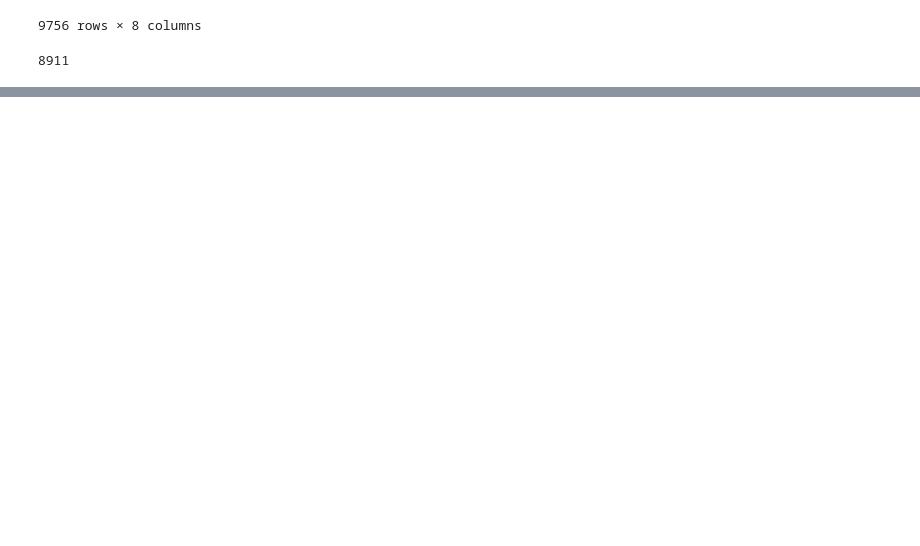
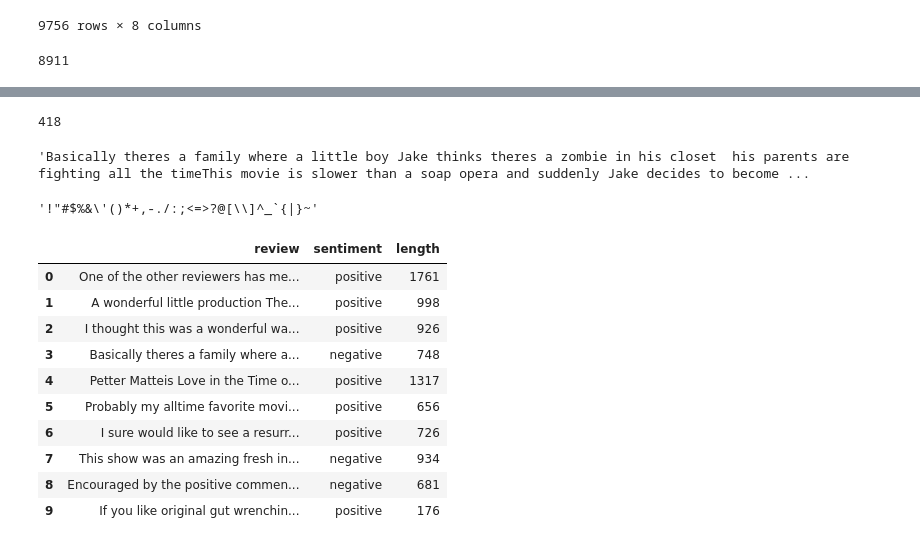
Before and after one commit to ChanderMohan27/Movie_Recommendation_And_Review_Analysis, a Jupyter notebook: experiment.ipynb, the cells around one changed output, grey strips where cells are left out. Saved outputs shown, nothing was run; the diff lists cells and outputs as text; code cells hidden in the pictures; blank space fills up the shorter version.

```diff
--- a/experiment.ipynb
+++ b/experiment.ipynb
@@ -872,0 +926,10 @@ def recommend(self, movie):
+# %%
+imdb_review.duplicated().sum()
+# %% [output]
+418
+# %%
+imdb_review['length'] = imdb_review['review'].apply(len)
+# %%
+imdb_review["review"][3]
+# %% [output]
+'Basically theres a family where a little boy Jake thinks theres a zombie in his closet  his parents are fighting all the timeThis movie is slower than a soap opera and suddenly Jake decides to become ...
@@ -872,0 +938,11 @@ def recommend(self, movie):
+# %%
+import string
+string.punctuation
+# %% [output]
+'!"#$%&\'()*+,-./:;<=>?@[\\]^_`{|}~'
+# %%
+def remove_br_tags(text):
+    cleaned_text = text.replace('<br />', '')
+    return cleaned_text
+
+imdb_review['review']= imdb_review['review'].apply(remove_br_tags)
@@ -872,0 +953,23 @@ def recommend(self, movie):
+# %%
+def nopunct(mess):
+    nopunc = [x for x in mess if x not in string.punctuation]
+    nopunc = ''.join(nopunc)
+    return nopunc
+
+imdb_review['review']= imdb_review['review'].apply(nopunct)
+# %%
+a = imdb_review[0:10]
+# %%
+a
+# %% [output]
+|  | review | sentiment | length |
+| 0 | One of the other reviewers has me... | positive | 1761 |
+| 1 | A wonderful little production The... | positive | 998 |
+| 2 | I thought this was a wonderful wa... | positive | 926 |
+| 3 | Basically theres a family where a... | negative | 748 |
+| 4 | Petter Matteis Love in the Time o... | positive | 1317 |
+| 5 | Probably my alltime favorite movi... | positive | 656 |
+| 6 | I sure would like to see a resurr... | positive | 726 |
+| 7 | This show was an amazing fresh in... | negative | 934 |
+| 8 | Encouraged by the positive commen... | negative | 681 |
+| 9 | If you like original gut wrenchin... | positive | 176 |
```
Also changed, not shown: parts of 54 cells of this notebook, 22 other files.
